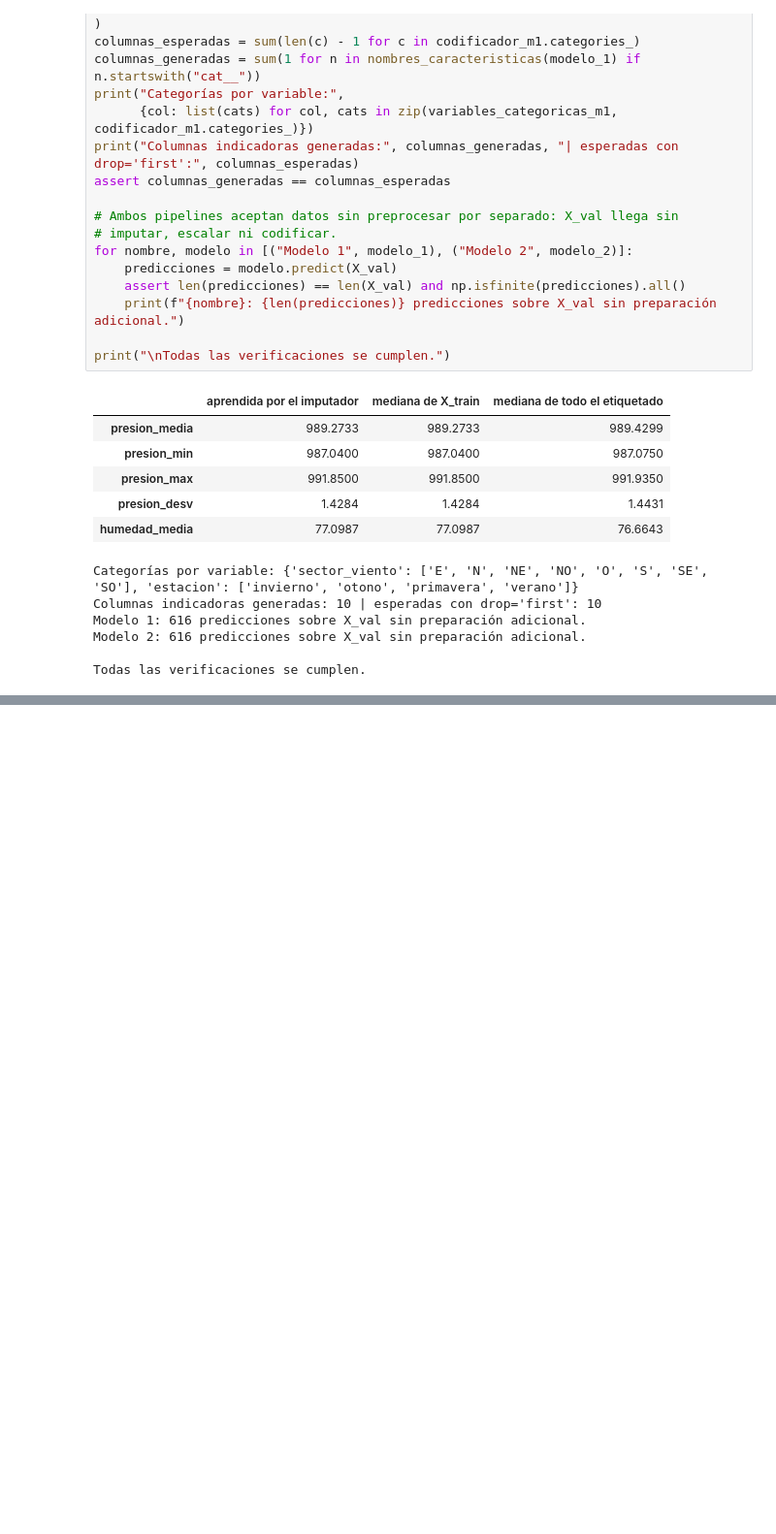
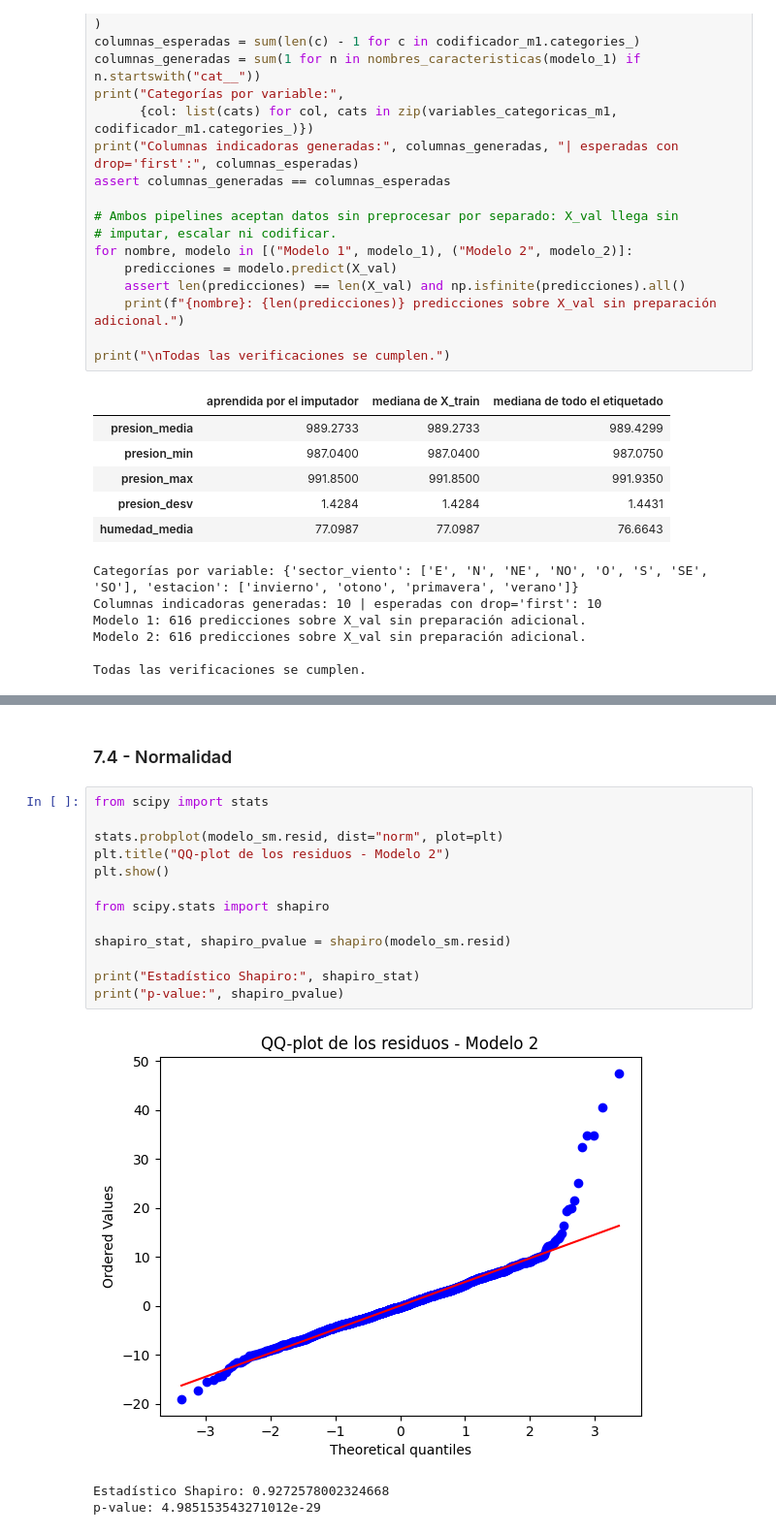
Before and after one commit to dazambrano2/MaterialDeClase-ISIS-2611, a Jupyter notebook: 202620/Laboratorios/L1/Lab1.ipynb, the cells around one changed output, grey strips where cells are left out. Shown at 97% size. Cells and saved outputs as stored; diff of their text form; blank space fills up the shorter version.

```diff
--- a/202620/Laboratorios/L1/Lab1.ipynb
+++ b/202620/Laboratorios/L1/Lab1.ipynb
@@ -1377,0 +1537,19 @@ Todas las verificaciones se cumplen.
+# %% [markdown]
+### 7.4 - Normalidad
+# %%
+from scipy import stats
+
+stats.probplot(modelo_sm.resid, dist="norm", plot=plt)
+plt.title("QQ-plot de los residuos - Modelo 2")
+plt.show()
+
+from scipy.stats import shapiro
+
+shapiro_stat, shapiro_pvalue = shapiro(modelo_sm.resid)
+
+print("Estadístico Shapiro:", shapiro_stat)
+print("p-value:", shapiro_pvalue)
+# %% [output]
+[figure, added]
+Estadístico Shapiro: 0.9272578002324668
+p-value: 4.985153543271012e-29
```
Also changed, not shown: parts of 48 cells of this notebook.
